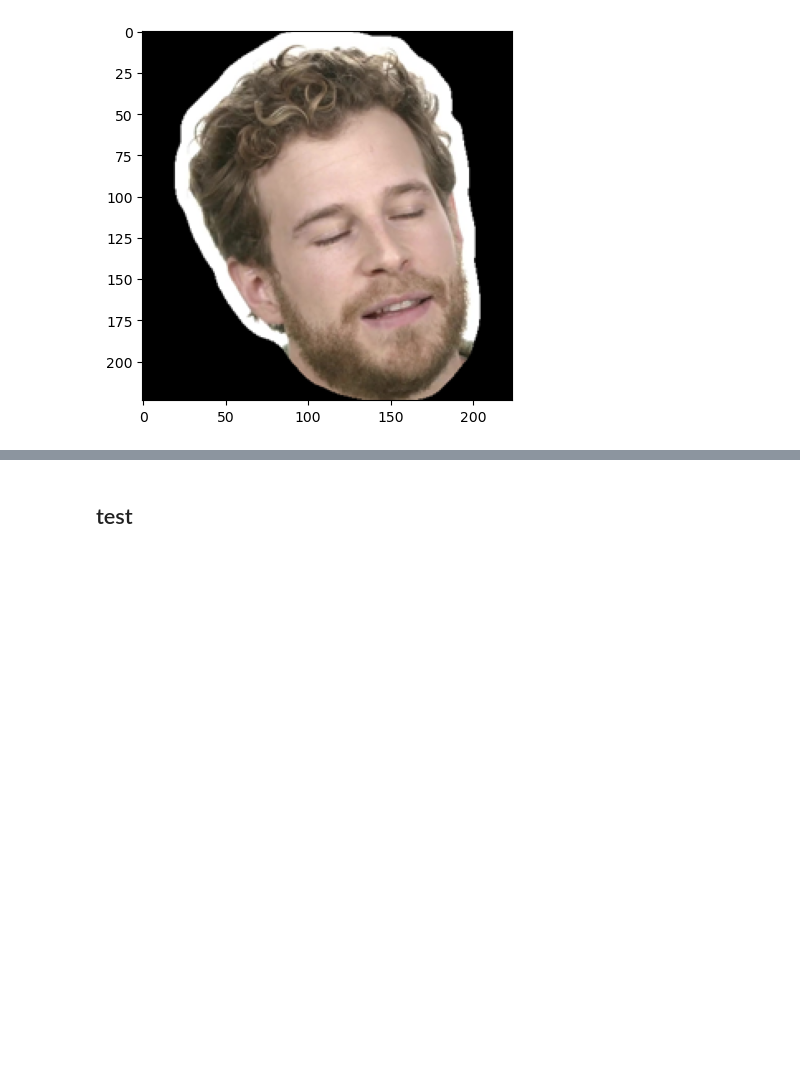
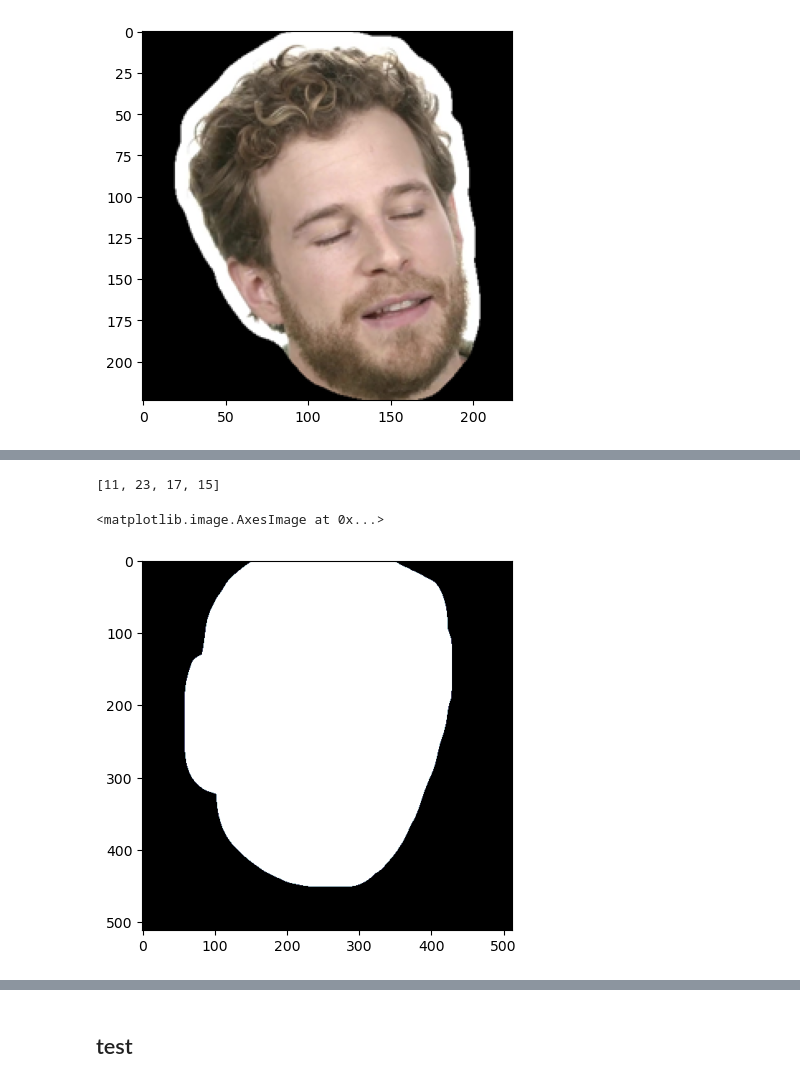
Before and after one commit to over-dosed/HeadSwap_diffusion, a Jupyter notebook: test.ipynb, the cells around one changed output, grey strips where cells are left out. Saved outputs shown, nothing was run; the diff lists cells and outputs as text; code cells hidden in the pictures; blank space fills up the shorter version.

```diff
--- a/test.ipynb
+++ b/test.ipynb
@@ -515,0 +518,13 @@ plt.imshow(source_image)
+# %%
+%matplotlib inline
+import cv2
+import matplotlib.pyplot as plt
+from PIL import Image
+import numpy as np
+
+def smooth_mask(mask_image, ksize=(11, 11), sigmaX= 11, sigmaY= 11):
+    # need to be applied in data preprocess, and drop this
+    # GaussianBlur again to reduce mask edge serrate
+    mask_image = cv2.GaussianBlur(mask_image, ksize, sigmaX=sigmaX, sigmaY = sigmaY)
+    mask_image = np.where( (mask_image <= 0), 0, 255).astype('uint8')
+    return mask_image
@@ -515,0 +543,13 @@ plt.imshow(source_image)
+# %%
+# target_mask_image_big = smooth_mask(target_mask_image,ksize=(55, 55), sigmaX= 33, sigmaY= 33)
+import random
+random_int = random.sample(range(-10, 30), 4)
+print(random_int)
+# target_mask_image_big = smooth_mask(target_mask_image,ksize=(33, 33), sigmaX= 33, sigmaY= 33)
+# target_mask_image_big = smooth_mask(target_mask_image,ksize=(11, 11), sigmaX= 33, sigmaY= 33)
+target_mask_image_big = smooth_mask(target_mask_image,ksize=(33 + random_int[0]*2, 33 + random_int[1]*2), sigmaX= 33 + random_int[2]*2, sigmaY= 43 + random_int[3]*2)
+plt.imshow(target_mask_image_big, cmap= 'bone')
+# %% [output]
+[11, 23, 17, 15]
+<matplotlib.image.AxesImage at 0x...>
+[figure, added]
```
Also changed, not shown: parts of 4 cells of this notebook, 10 other files.
